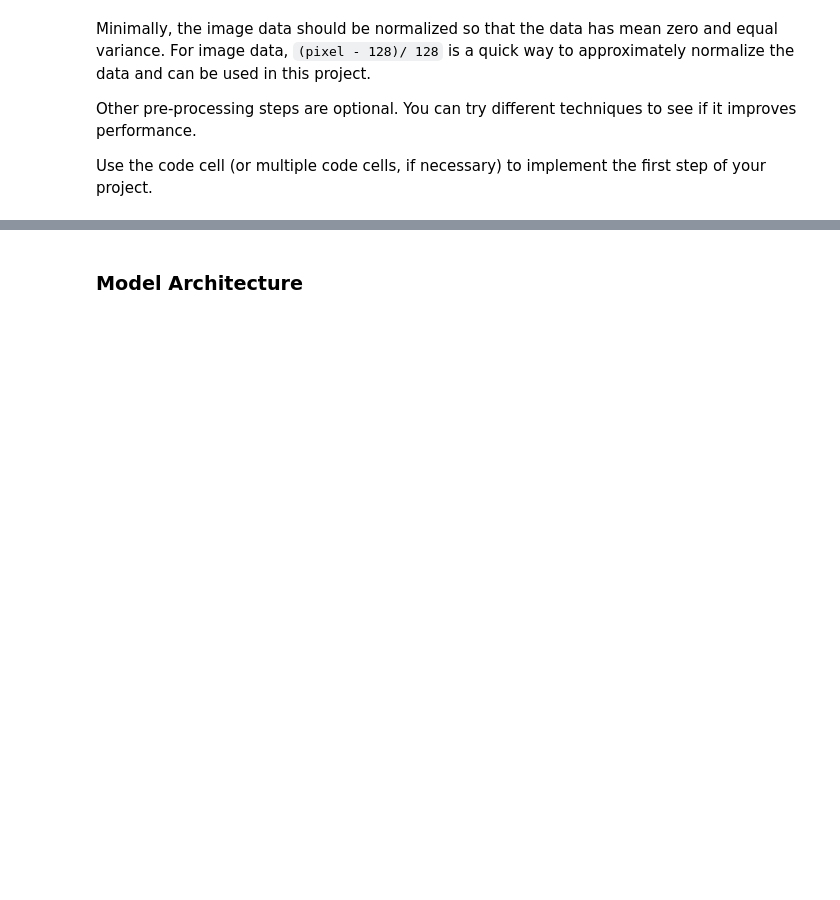
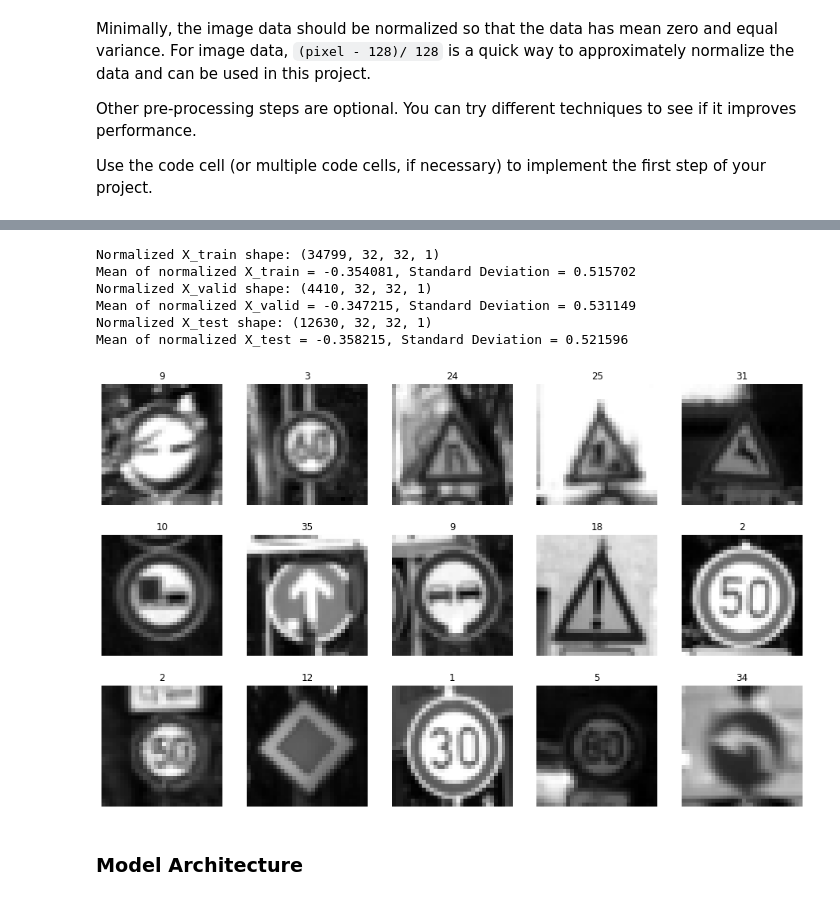
Before and after one commit to paulyehtw/CarND-Traffic-Sign-Classifier-Project, a Jupyter notebook: Traffic_Sign_Classifier.ipynb, the cells around one changed output, grey strips where cells are left out. Drawn from its saved outputs; the diff is of its cells as text; code cells hidden in the pictures; blank space fills up the shorter version.

```diff
--- a/Traffic_Sign_Classifier.ipynb
+++ b/Traffic_Sign_Classifier.ipynb
@@ -152,3 +193,26 @@ Use the code cell (or multiple code cells, if necessary) to implement the first
+# %%
+## Normalize the train and test datasets to (-1,1)
+
+X_train_normalized = (X_train_gray - 128)/128
+X_valid_normalized = (X_valid_gray - 128)/128
+X_test_normalized = (X_test_gray - 128)/128
+
+print('Normalized X_train shape:', X_train_normalized.shape)
+print("Mean of normalized X_train = %f, Standard Deviation = %f" %(np.mean(X_train_normalized), np.std(X_train_normalized)))
+print('Normalized X_valid shape:', X_valid_normalized.shape)
+print("Mean of normalized X_valid = %f, Standard Deviation = %f" %(np.mean(X_valid_normalized), np.std(X_valid_normalized)))
+print('Normalized X_test shape:', X_test_normalized.shape)
+print("Mean of normalized X_test = %f, Standard Deviation = %f" %(np.mean(X_test_normalized), np.std(X_test_normalized)))
+
+randomlyPlotData(data = X_train_normalized.squeeze(), label = y_train, cmap = 'gray')
+# %% [output]
+Normalized X_train shape: (34799, 32, 32, 1)
+Mean of normalized X_train = -0.354081, Standard Deviation = 0.515702
+Normalized X_valid shape: (4410, 32, 32, 1)
+Mean of normalized X_valid = -0.347215, Standard Deviation = 0.531149
+Normalized X_test shape: (12630, 32, 32, 1)
+Mean of normalized X_test = -0.358215, Standard Deviation = 0.521596
+[figure, added]
 # %% [markdown]
 ### Model Architecture
 # %%
```
Also changed, not shown: parts of 5 cells of this notebook.
